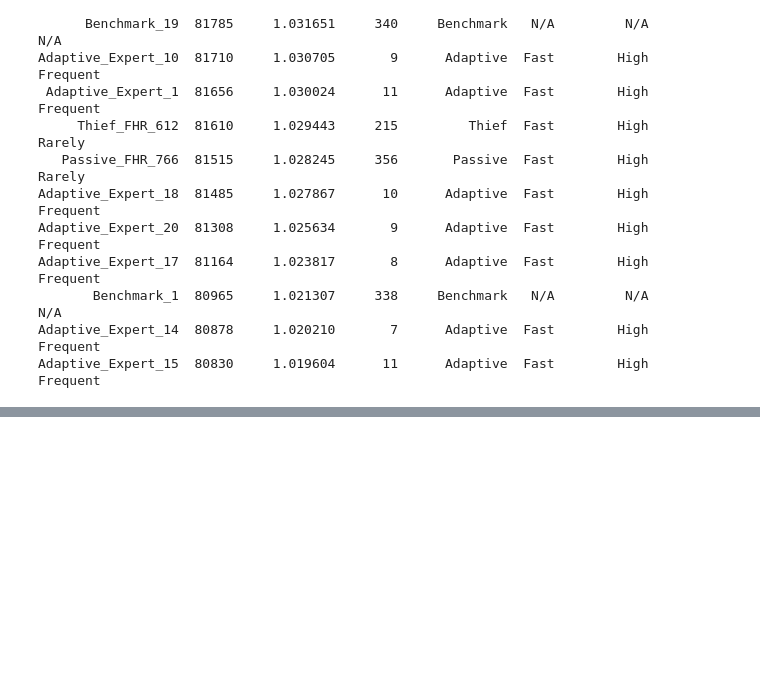
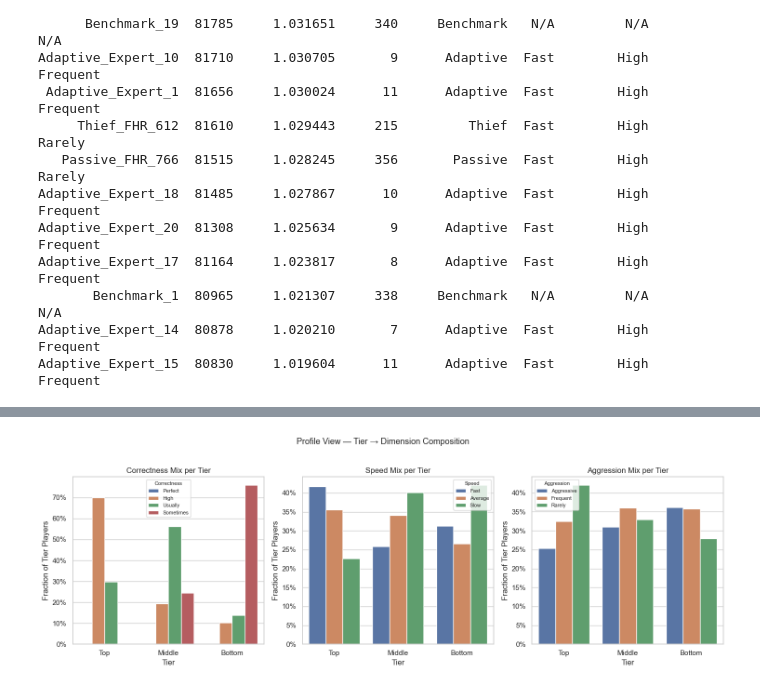
Before and after one commit to blakefren/jbot, a Jupyter notebook: scripts/simulate_powerups_viz.ipynb, the cells around one changed output, grey strips where cells are left out. Saved outputs shown, nothing was run; the diff lists cells and outputs as text; code cells hidden in the pictures; blank space fills up the shorter version.

```diff
--- a/scripts/simulate_powerups_viz.ipynb
+++ b/scripts/simulate_powerups_viz.ipynb
@@ -549,0 +726,39 @@ Adaptive_Expert_15  80830     1.019604      11      Adaptive  Fast        High
+# %%
+# Profile view — given a tier, what dimension mix does it contain?
+# Each subplot is a DIMENSION; bars are tier groups.
+# Read this as: "Of all Bottom-tier players, X% have 'Sometimes' correctness."
+
+fig, axes = plt.subplots(1, 3, figsize=(15, 5))
+
+for ax, (dim, order) in zip(axes, DIMS.items()):
+    pivot = (
+        proc_tier.groupby(["Tier", dim], observed=True)
+        .size()
+        .reset_index(name="count")
+    )
+    totals = proc_tier.groupby("Tier", observed=True).size().reset_index(name="total")
+    pivot = pivot.merge(totals, on="Tier")
+    pivot["fraction"] = pivot["count"] / pivot["total"]
+
+    sns.barplot(
+        data=pivot,
+        x="Tier",
+        y="fraction",
+        hue=dim,
+        hue_order=order,
+        order=TERTILE_ORDER,
+        ax=ax,
+        errorbar=None,
+    )
+    ax.yaxis.set_major_formatter(plt.FuncFormatter(lambda y, _: f"{y:.0%}"))
+    ax.set_title(f"{dim} Mix per Tier")
+    ax.set_xlabel("Tier")
+    ax.set_ylabel("Fraction of Tier Players")
+    ax.legend(title=dim, fontsize=8, title_fontsize=8)
+    ax.tick_params(axis="x")
+
+plt.suptitle("Profile View — Tier → Dimension Composition", y=1.02, fontsize=13)
+plt.tight_layout()
+plt.show()
+# %% [output]
+[figure, added]
```
Also changed, not shown: parts of 10 cells of this notebook.
